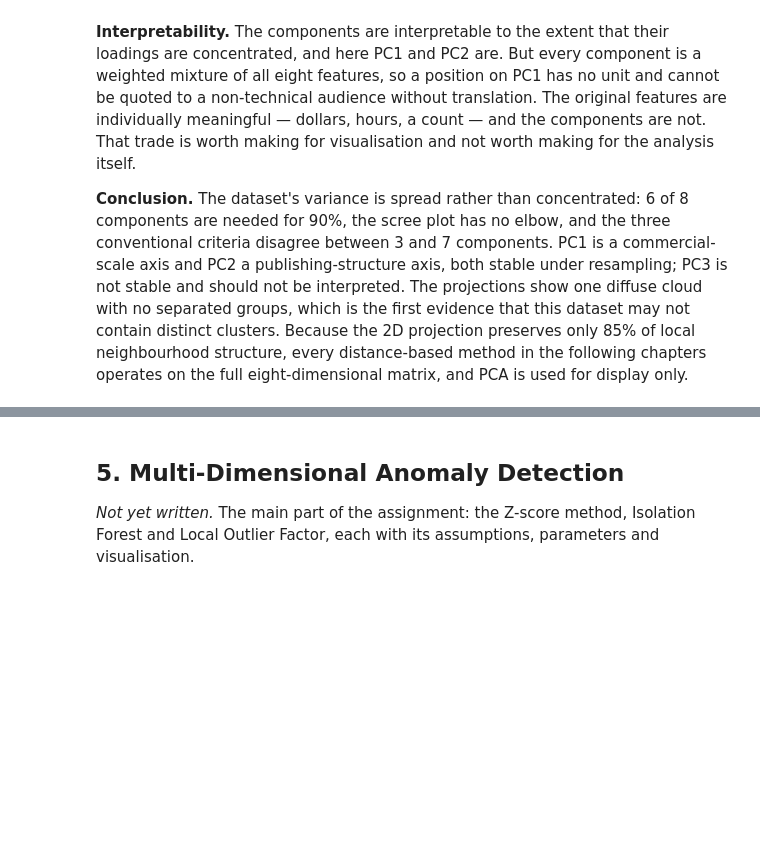
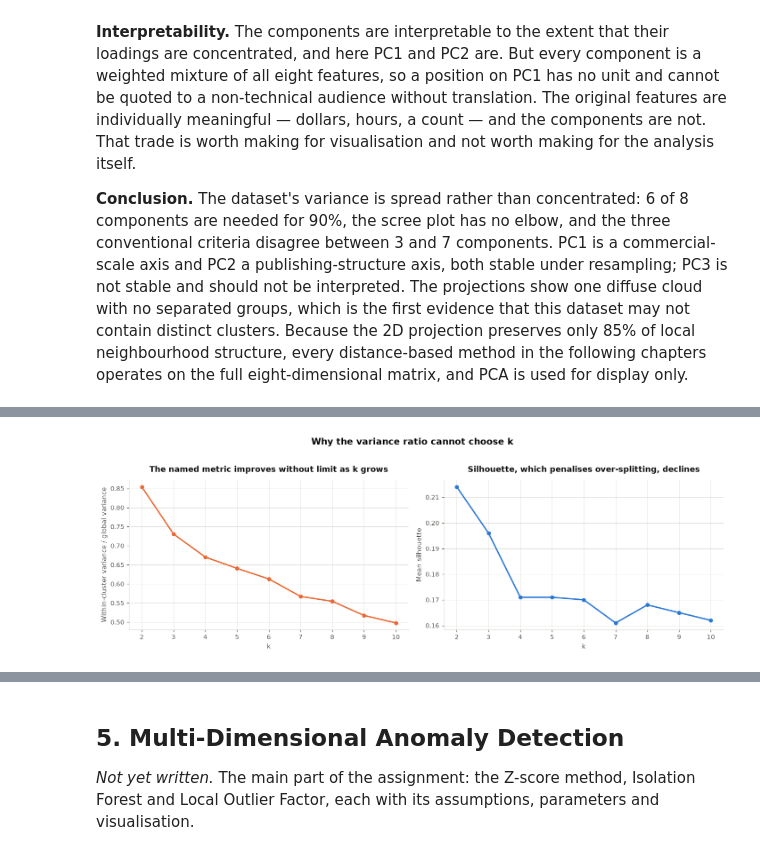
Before and after one commit to shonmazon/Data_Science, a Jupyter notebook: assignment3-unsupervised/notebooks/steam_unsupervised.ipynb, the cells around one changed output, grey strips where cells are left out. Cells and saved outputs as stored; diff of their text form; code cells hidden in the pictures; blank space fills up the shorter version.

```diff
--- a/assignment3-unsupervised/notebooks/steam_unsupervised.ipynb
+++ b/assignment3-unsupervised/notebooks/steam_unsupervised.ipynb
@@ -1200,0 +1363,15 @@ for display only.
+# %%
+dbscan_labels = fit_all(scaled_matrix)[f"DBSCAN (eps={DBSCAN_EPS}, min_samples={DBSCAN_MIN_SAMPLES})"]
+kmeans_two = KMeans(n_clusters=2, n_init=20, random_state=42).fit_predict(scaled_matrix)
+
+check = pd.DataFrame({
+    "Games": pd.Series(dbscan_labels).value_counts().sort_index(),
+    "selfPublished share": games.assign(c=dbscan_labels).groupby("c")["selfPublished"].mean().round(3),
+    "Median revenue": games.assign(c=dbscan_labels).groupby("c")["revenue"].median().round(0),
+})
+check.index = ["noise" if i == -1 else f"cluster {i}" for i in check.index]
+display(check)
+
+from sklearn.metrics import adjusted_rand_score
+print(f"ARI between the DBSCAN partition and K-Means at k=2: "
+      f"{adjusted_rand_score(dbscan_labels, kmeans_two):.3f}")
@@ -1200,0 +1471,17 @@ for display only.
+# %%
+labellings = fit_all(scaled_matrix)
+display(evaluate_partitions(scaled_matrix, labellings))
+
+controls = {
+    "K-Means (k=2)": kmeans_two,
+    "K-Means (k=8, deliberately over-split)": KMeans(n_clusters=8, n_init=20, random_state=42).fit_predict(scaled_matrix),
+    "Random labels (k=3)": np.random.default_rng(0).integers(0, 3, len(scaled_matrix)),
+}
+display(evaluate_partitions(scaled_matrix, controls))
+
+ratio_by_k = pd.Series(
+    {k: variance_ratio(scaled_matrix, KMeans(n_clusters=k, n_init=20, random_state=42).fit_predict(scaled_matrix))
+     for k in range(2, 11)}
+)
+display(plot_metric_disagreement(kmeans_sweep, ratio_by_k))
+# %% [output]
@@ -1200,0 +1498 @@ for display only.
+[figure, added]
```
Also changed, not shown: parts of 19 cells of this notebook, 2 other files.
